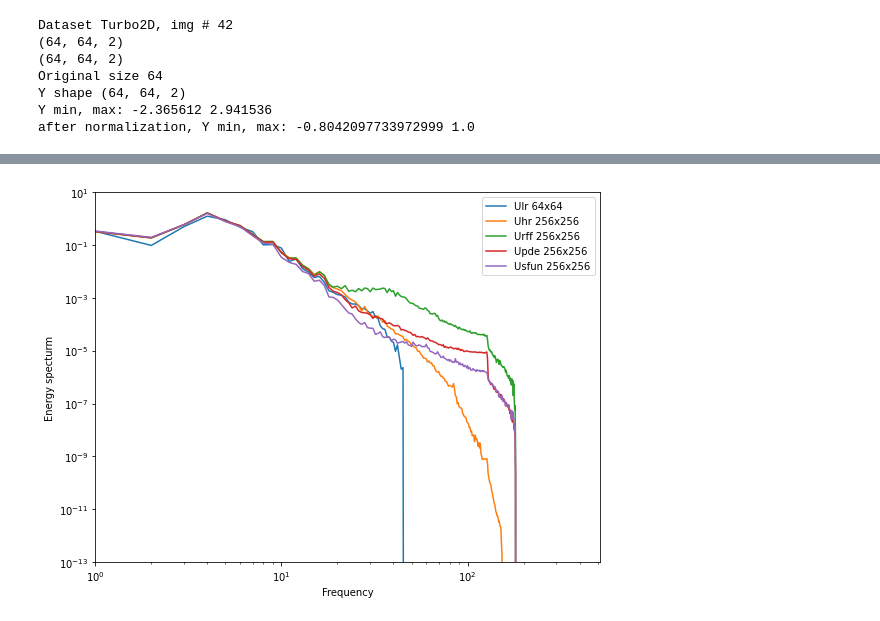
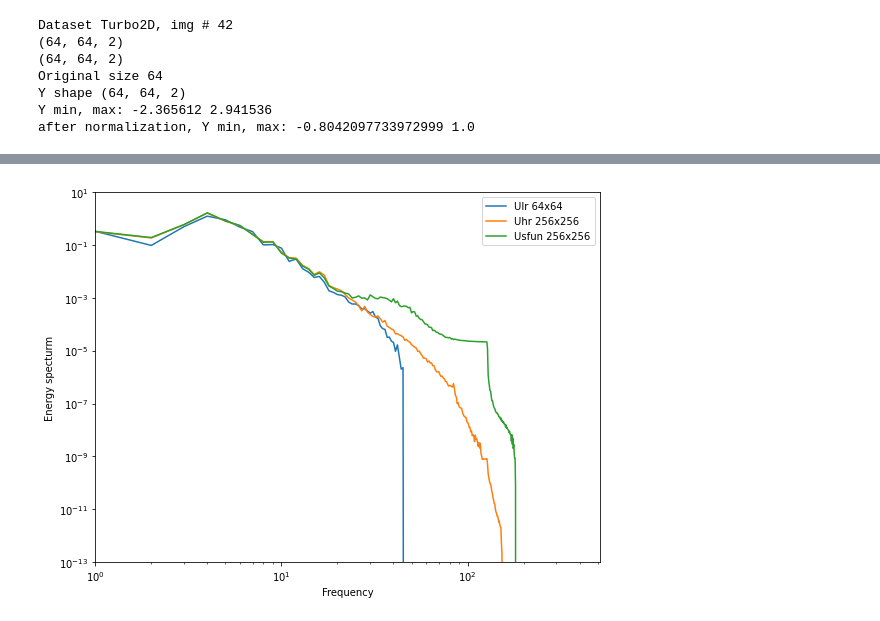
Before and after one commit to Chutlhu/TurboSuperResultion, a Jupyter notebook: notebooks/[Sandbox] RFFNet and StructureFun - Vectorilazed.ipynb, the cells around one changed output, grey strips where cells are left out. Saved outputs shown, nothing was run; the diff lists cells and outputs as text; code cells hidden in the pictures.

```diff
--- a/notebooks/[Sandbox] RFFNet and StructureFun - Vectorilazed.ipynb
+++ b/notebooks/[Sandbox] RFFNet and StructureFun - Vectorilazed.ipynb
@@ -137,15 +148,19 @@ fft_scale = 10
 fft_nfeat = 256
 nin = 2  # = x and y coordinates
 nout = 2 # = ux and uy components
-mlp_layers = [nin*fft_nfeat] + [256]*3 + [nout]
+mlp_layers = [nin*fft_nfeat] + [256]*4 + [nout]
+
+lam_pde = 1e-4
+lam_sfun = .5e-4
 
 # model
-n_centers = 50 # 100 too much
-n_increments = 5
+n_centers = 20 # 100 too much
+n_increments = 10
 sfunrffnet = SfunRFFNet('SfunRFFNet', mlp_layers, fft_nfeat, fft_scale,
+                        lam_pde, lam_sfun,
                         smallest_increment = smallest_increment,
                         n_centers=n_centers, n_increments=n_increments)
 
 sfunrffnet.to(device)
-sfunrffnet.fit(trainloader, epochs=6000) # we are not afraid to overfit the data, this is coord-based MLP!
+sfunrffnet.fit(trainloader, epochs=3000) # we are not afraid to overfit the data, this is coord-based MLP!
 # %% [output]
@@ -205,26 +252,26 @@ Urff = rffnet(x).cpu().detach().numpy().squeeze()
 # %%
 from turboflow.utils import phy_utils as phy
 
 fig, axs = plt.subplots(1,1,figsize=(8,6))
 axs.loglog(np.arange(len(phy.powerspec(Ulr.reshape(L,L,2)[:,:,1]))),
                          phy.powerspec(Ulr.reshape(L,L,2)[:,:,1]), label='Ulr 64x64')
 axs.loglog(np.arange(len(phy.powerspec(Uhr.reshape(H,H,2)[:,:,0]))),
                          phy.powerspec(Uhr.reshape(H,H,2)[:,:,0]), label='Uhr 256x256')
-axs.loglog(np.arange(len(phy.powerspec(Urff.reshape(H,H,2)[:,:,0]))),
-                         phy.powerspec(Urff.reshape(H,H,2)[:,:,0]), label='Urff 256x256')
-axs.loglog(np.arange(len(phy.powerspec(Upde.reshape(H,H,2)[:,:,0]))),
-                         phy.powerspec(Upde.reshape(H,H,2)[:,:,0]), label='Upde 256x256')
+# axs.loglog(np.arange(len(phy.powerspec(Urff.reshape(H,H,2)[:,:,0]))),
+#                          phy.powerspec(Urff.reshape(H,H,2)[:,:,0]), label='Urff 256x256')
+# axs.loglog(np.arange(len(phy.powerspec(Upde.reshape(H,H,2)[:,:,0]))),
+#                          phy.powerspec(Upde.reshape(H,H,2)[:,:,0]), label='Upde 256x256')
 axs.loglog(np.arange(len(phy.powerspec(Usfun.reshape(H,H,2)[:,:,0]))),
                          phy.powerspec(Usfun.reshape(H,H,2)[:,:,0]), label='Usfun 256x256')
 axs.set_ylim(10**(-13), 10)
 axs.set_xlim(1, 512)
 axs.legend()
 plt.ylabel('Energy specturm')
 plt.xlabel('Frequency')
 plt.tight_layout()
 plt.show()
 # %% [output]
-[figure, old version]
+[figure, new version]
 # %%
 # Let s zoom in it!
 ngrid = 256
```
Also changed, not shown: parts of 11 cells of this notebook, 14 other files.
